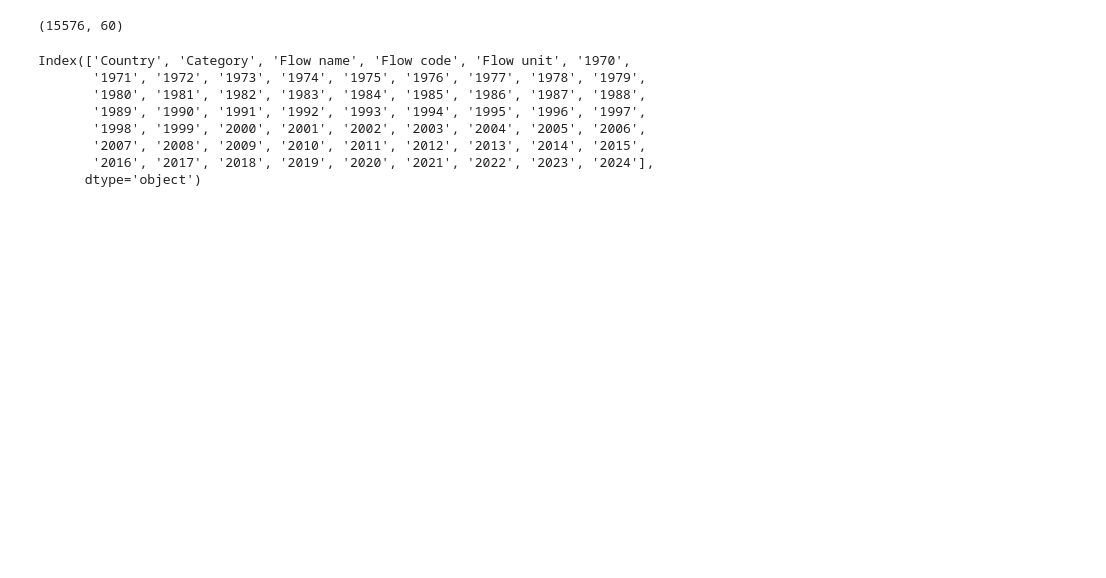
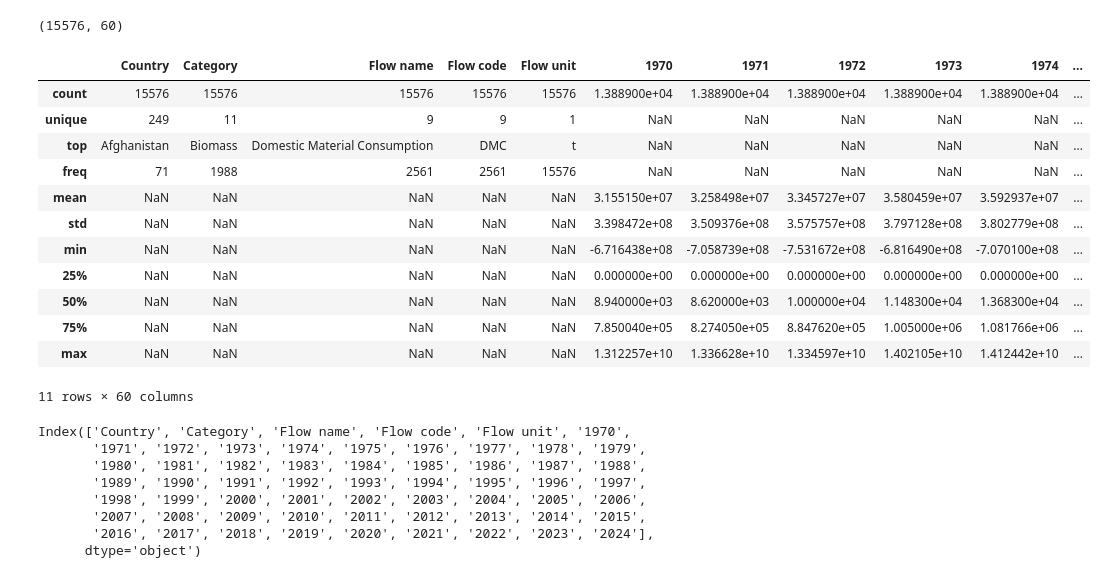
Before and after one commit to RidhoMuhp/global_raw_material_project, a Jupyter notebook: extraction.ipynb, the cells around one changed output. Cells and saved outputs as stored; diff of their text form; code cells hidden in the pictures; blank space fills up the shorter version.

```diff
--- a/extraction.ipynb
+++ b/extraction.ipynb
@@ -23,6 +47,22 @@ df
 df.shape
 # %% [output]
 (15576, 60)
+# %%
+df.describe(include='all')
+# %% [output]
+|  | Country | Category | Flow name | Flow code | Flow unit | 1970 | 1971 | 1972 | 1973 | 1974 | ... |
+| count | 15576 | 15576 | 15576 | 15576 | 15576 | 1.388900e+04 | 1.388900e+04 | 1.388900e+04 | 1.388900e+04 | 1.388900e+04 | ... |
+| unique | 249 | 11 | 9 | 9 | 1 | NaN | NaN | NaN | NaN | NaN | ... |
+| top | Afghanistan | Biomass | Domestic Material Consumption | DMC | t | NaN | NaN | NaN | NaN | NaN | ... |
+| freq | 71 | 1988 | 2561 | 2561 | 15576 | NaN | NaN | NaN | NaN | NaN | ... |
+| mean | NaN | NaN | NaN | NaN | NaN | 3.155150e+07 | 3.258498e+07 | 3.345727e+07 | 3.580459e+07 | 3.592937e+07 | ... |
+| std | NaN | NaN | NaN | NaN | NaN | 3.398472e+08 | 3.509376e+08 | 3.575757e+08 | 3.797128e+08 | 3.802779e+08 | ... |
+| min | NaN | NaN | NaN | NaN | NaN | -6.716438e+08 | -7.058739e+08 | -7.531672e+08 | -6.816490e+08 | -7.070100e+08 | ... |
+| 25% | NaN | NaN | NaN | NaN | NaN | 0.000000e+00 | 0.000000e+00 | 0.000000e+00 | 0.000000e+00 | 0.000000e+00 | ... |
+| 50% | NaN | NaN | NaN | NaN | NaN | 8.940000e+03 | 8.620000e+03 | 1.000000e+04 | 1.148300e+04 | 1.368300e+04 | ... |
+| 75% | NaN | NaN | NaN | NaN | NaN | 7.850040e+05 | 8.274050e+05 | 8.847620e+05 | 1.005000e+06 | 1.081766e+06 | ... |
+| max | NaN | NaN | NaN | NaN | NaN | 1.312257e+10 | 1.336628e+10 | 1.334597e+10 | 1.402105e+10 | 1.412442e+10 | ... |
+11 rows × 60 columns
 # %%
 df.columns
 # %% [output]
```
Also changed, not shown: parts of 16 cells of this notebook, 2 other files.
